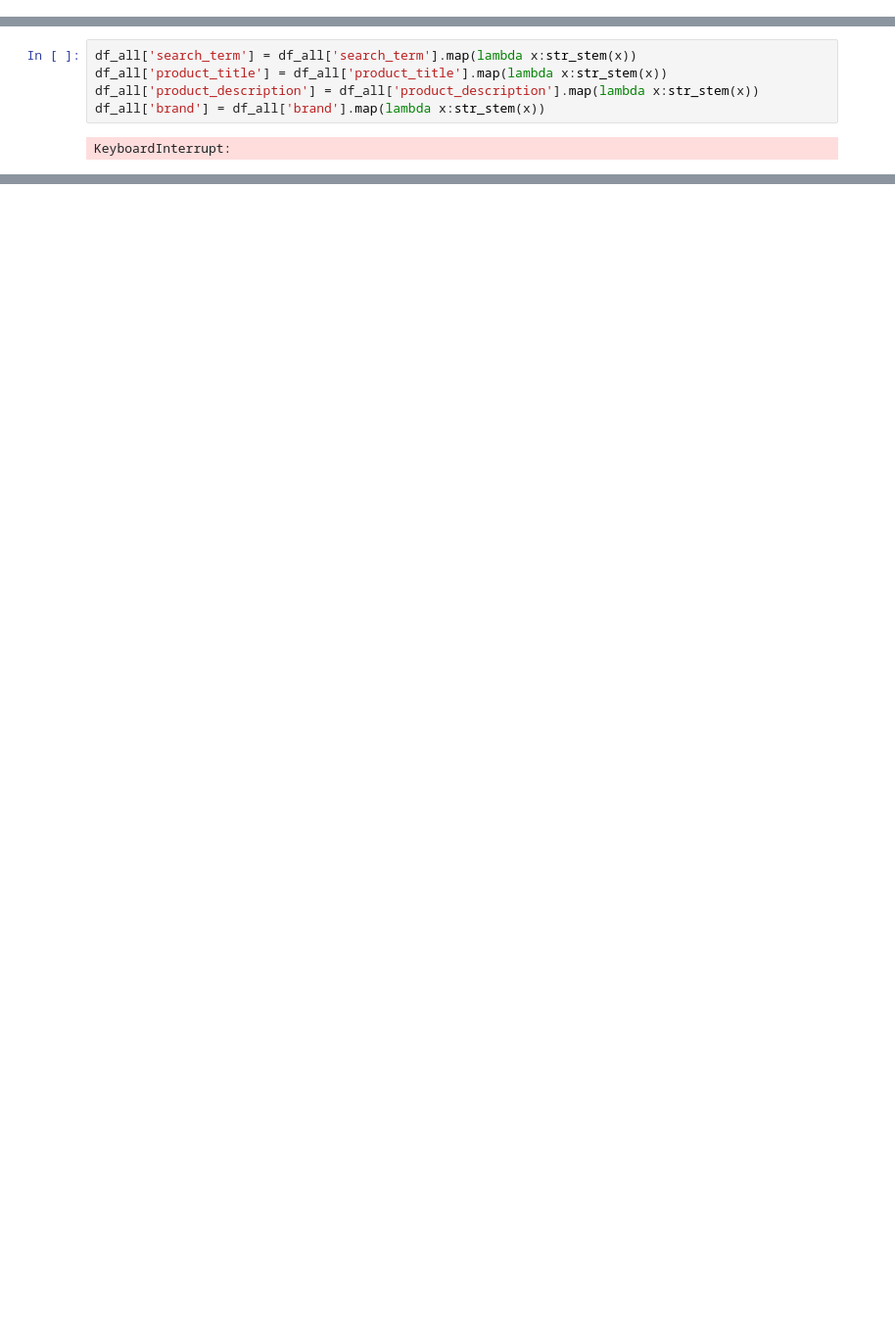
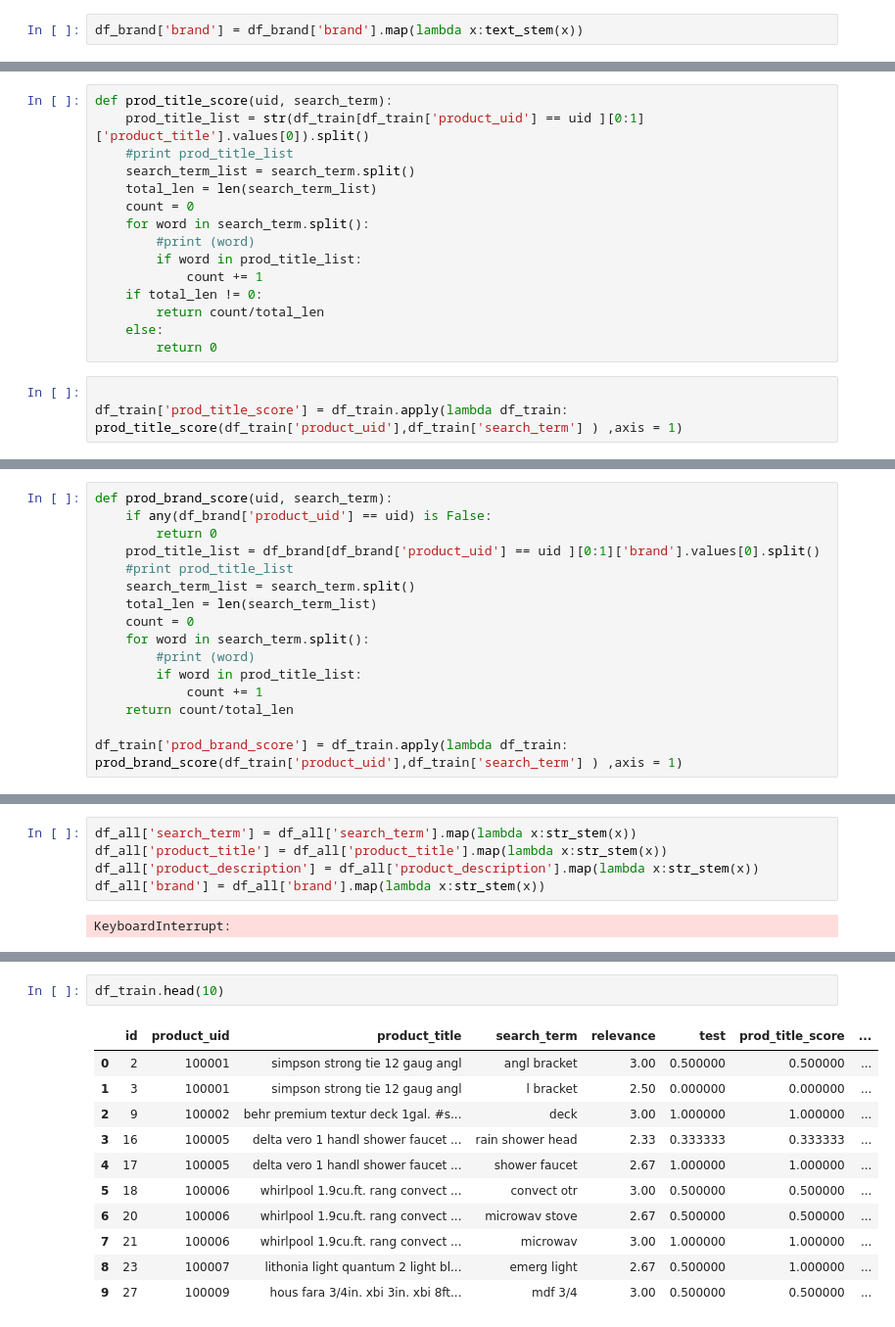
Before and after one commit to cwang25/Home_Depot_Challenge, a Jupyter notebook: Approach 1.ipynb, the cells around one changed output, grey strips where cells are left out. Shown at 98% size. Drawn from its saved outputs; the diff is of its cells as text; blank space fills up the shorter version.

```diff
--- a/Approach 1.ipynb
+++ b/Approach 1.ipynb
@@ -156,0 +182,2 @@ df_prod.head()
+# %%
+df_brand['brand'] = df_brand['brand'].map(lambda x:text_stem(x))
@@ -156,0 +202,18 @@ df_prod.head()
+# %%
+def prod_title_score(uid, search_term):
+    prod_title_list = str(df_train[df_train['product_uid'] == uid ][0:1]['product_title'].values[0]).split()
+    #print prod_title_list
+    search_term_list = search_term.split()
+    total_len = len(search_term_list)
+    count = 0
+    for word in search_term.split():
+        #print (word)
+        if word in prod_title_list:
+            count += 1
+    if total_len != 0:
+        return count/total_len
+    else:
+        return 0
+# %%
+
+df_train['prod_title_score'] = df_train.apply(lambda df_train: prod_title_score(df_train['product_uid'],df_train['search_term'] ) ,axis = 1)
@@ -157,2 +256,18 @@ df_prod.head()
+# %%
+def prod_brand_score(uid, search_term):
+    if any(df_brand['product_uid'] == uid) is False:
+        return 0
+    prod_title_list = df_brand[df_brand['product_uid'] == uid ][0:1]['brand'].values[0].split()
+    #print prod_title_list
+    search_term_list = search_term.split()
+    total_len = len(search_term_list)
+    count = 0
+    for word in search_term.split():
+        #print (word)
+        if word in prod_title_list:
+            count += 1
+    return count/total_len
+
+df_train['prod_brand_score'] = df_train.apply(lambda df_train: prod_brand_score(df_train['product_uid'],df_train['search_term'] ) ,axis = 1)
 # %% [markdown]
 ## Vectorization
@@ -214,0 +398,14 @@ KeyboardInterrupt:
+# %%
+df_train.head(10)
+# %% [output]
+|  | id | product_uid | product_title | search_term | relevance | test | prod_title_score | ... |
+| 0 | 2 | 100001 | simpson strong tie 12 gaug angl | angl bracket | 3.00 | 0.500000 | 0.500000 | ... |
+| 1 | 3 | 100001 | simpson strong tie 12 gaug angl | l bracket | 2.50 | 0.000000 | 0.000000 | ... |
+| 2 | 9 | 100002 | behr premium textur deck 1gal. #s... | deck | 3.00 | 1.000000 | 1.000000 | ... |
+| 3 | 16 | 100005 | delta vero 1 handl shower faucet ... | rain shower head | 2.33 | 0.333333 | 0.333333 | ... |
+| 4 | 17 | 100005 | delta vero 1 handl shower faucet ... | shower faucet | 2.67 | 1.000000 | 1.000000 | ... |
+| 5 | 18 | 100006 | whirlpool 1.9cu.ft. rang convect ... | convect otr | 3.00 | 0.500000 | 0.500000 | ... |
+| 6 | 20 | 100006 | whirlpool 1.9cu.ft. rang convect ... | microwav stove | 2.67 | 0.500000 | 0.500000 | ... |
+| 7 | 21 | 100006 | whirlpool 1.9cu.ft. rang convect ... | microwav | 3.00 | 1.000000 | 1.000000 | ... |
+| 8 | 23 | 100007 | lithonia light quantum 2 light bl... | emerg light | 2.67 | 0.500000 | 1.000000 | ... |
+| 9 | 27 | 100009 | hous fara 3/4in. xbi 3in. xbi 8ft... | mdf 3/4 | 3.00 | 0.500000 | 0.500000 | ... |
```
Also changed, not shown: parts of 37 cells of this notebook, 25 other files.
